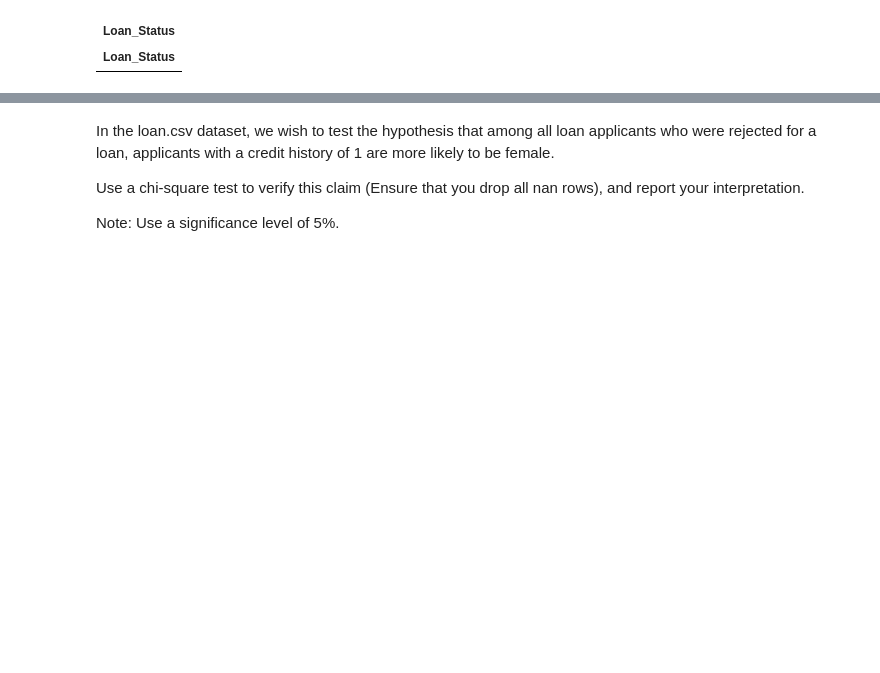
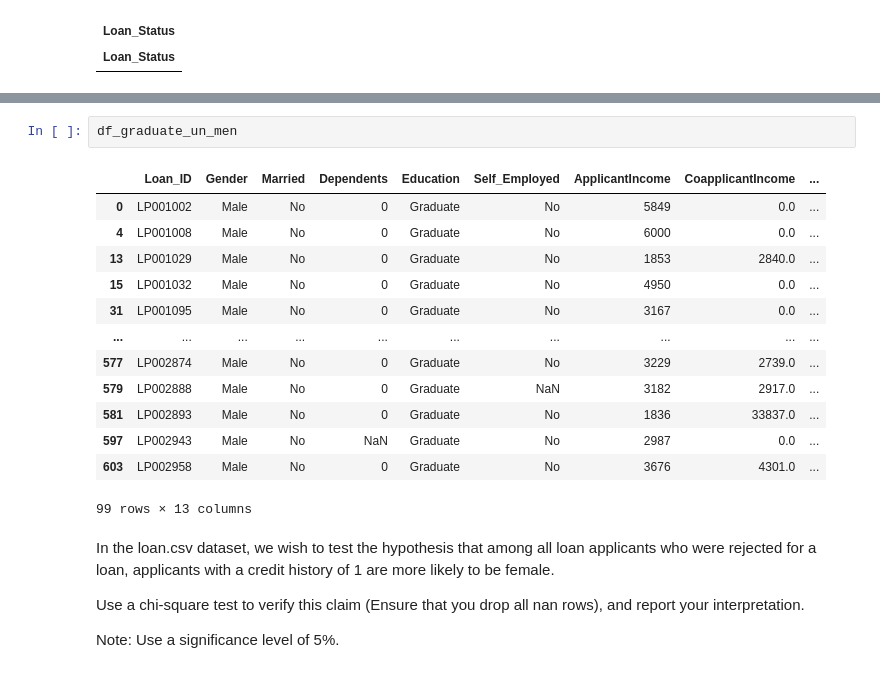
Before and after one commit to Rhy-Shah/DAV-Fundamentals, a Jupyter notebook: fe.ipynb, the cells around one changed output, grey strips where cells are left out. Saved outputs shown, nothing was run; the diff lists cells and outputs as text; blank space fills up the shorter version.

```diff
--- a/fe.ipynb
+++ b/fe.ipynb
@@ -97,3 +113,19 @@ df2
+# %%
+df_graduate_un_men
+# %% [output]
+|  | Loan_ID | Gender | Married | Dependents | Education | Self_Employed | ApplicantIncome | CoapplicantIncome | ... |
+| 0 | LP001002 | Male | No | 0 | Graduate | No | 5849 | 0.0 | ... |
+| 4 | LP001008 | Male | No | 0 | Graduate | No | 6000 | 0.0 | ... |
+| 13 | LP001029 | Male | No | 0 | Graduate | No | 1853 | 2840.0 | ... |
+| 15 | LP001032 | Male | No | 0 | Graduate | No | 4950 | 0.0 | ... |
+| 31 | LP001095 | Male | No | 0 | Graduate | No | 3167 | 0.0 | ... |
+| ... | ... | ... | ... | ... | ... | ... | ... | ... | ... |
+| 577 | LP002874 | Male | No | 0 | Graduate | No | 3229 | 2739.0 | ... |
+| 579 | LP002888 | Male | No | 0 | Graduate | NaN | 3182 | 2917.0 | ... |
+| 581 | LP002893 | Male | No | 0 | Graduate | No | 1836 | 33837.0 | ... |
+| 597 | LP002943 | Male | No | NaN | Graduate | No | 2987 | 0.0 | ... |
+| 603 | LP002958 | Male | No | 0 | Graduate | No | 3676 | 4301.0 | ... |
+99 rows × 13 columns
 # %% [markdown]
 In the loan.csv dataset, we wish to test the hypothesis that among all loan applicants who were rejected for a loan, applicants with a credit history of 1 are more likely to be female.
 
```
Also changed, not shown: parts of 4 cells of this notebook.
